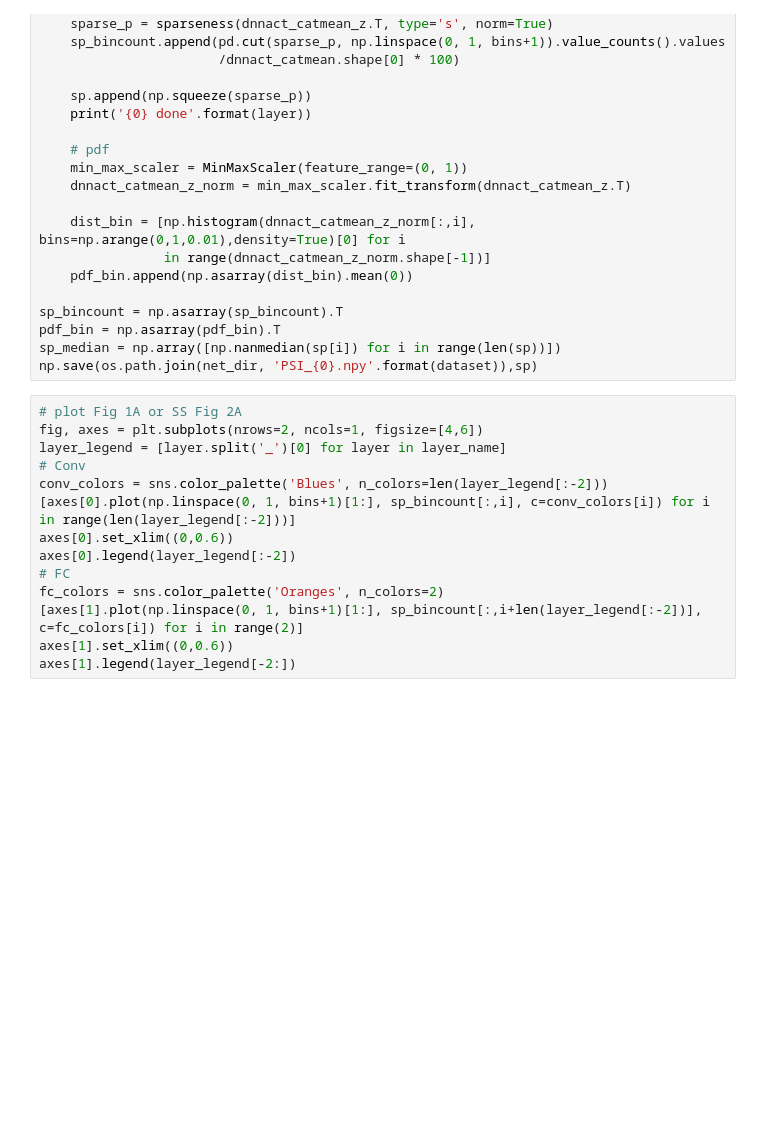
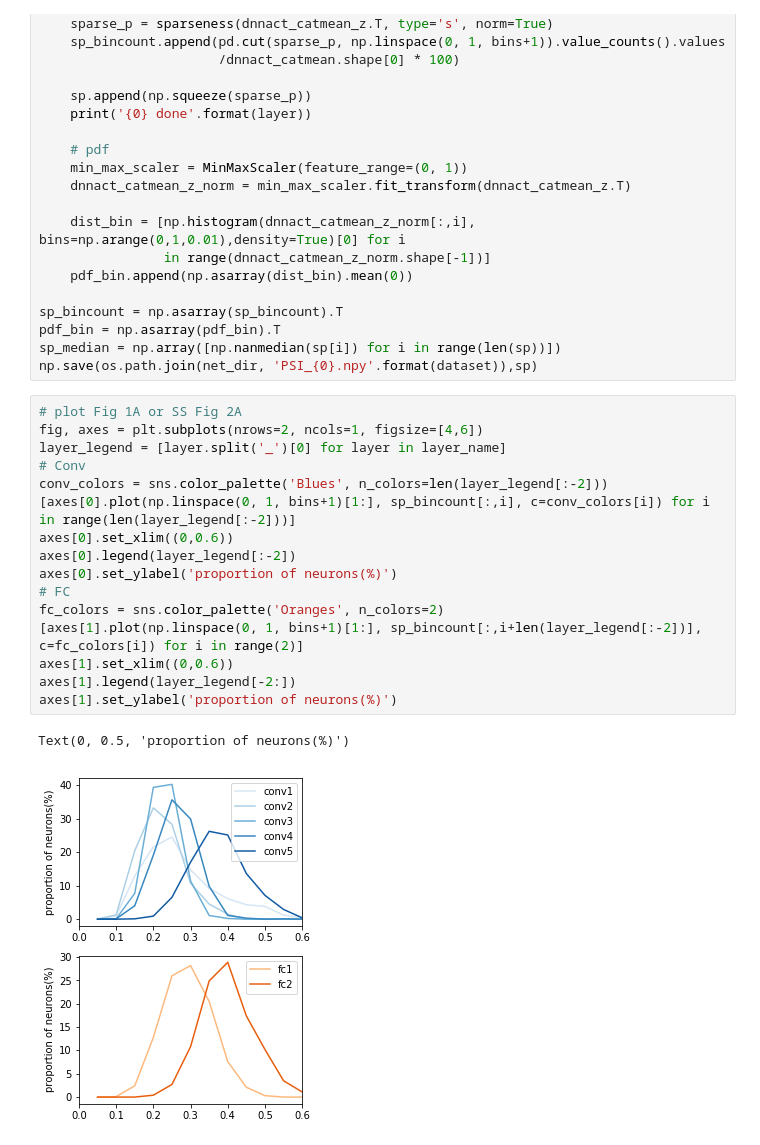
Before and after one commit to xingyu-liu/coding_sparseness, a Jupyter notebook: 02_PSI_intact_model.ipynb, the cells around one changed output. Saved outputs shown, nothing was run; the diff lists cells and outputs as text; blank space fills up the shorter version.

```diff
--- a/02_PSI_intact_model.ipynb
+++ b/02_PSI_intact_model.ipynb
@@ -71,14 +71,19 @@ np.save(os.path.join(net_dir, 'PSI_{0}.npy'.format(dataset)),sp)
 # %%
 # plot Fig 1A or SS Fig 2A
 fig, axes = plt.subplots(nrows=2, ncols=1, figsize=[4,6])
 layer_legend = [layer.split('_')[0] for layer in layer_name]
 # Conv
 conv_colors = sns.color_palette('Blues', n_colors=len(layer_legend[:-2]))
 [axes[0].plot(np.linspace(0, 1, bins+1)[1:], sp_bincount[:,i], c=conv_colors[i]) for i in range(len(layer_legend[:-2]))]
 axes[0].set_xlim((0,0.6))
 axes[0].legend(layer_legend[:-2])
+axes[0].set_ylabel('proportion of neurons(%)')
 # FC
 fc_colors = sns.color_palette('Oranges', n_colors=2)
 [axes[1].plot(np.linspace(0, 1, bins+1)[1:], sp_bincount[:,i+len(layer_legend[:-2])], c=fc_colors[i]) for i in range(2)]
 axes[1].set_xlim((0,0.6))
 axes[1].legend(layer_legend[-2:])
+axes[1].set_ylabel('proportion of neurons(%)')
+# %% [output]
+Text(0, 0.5, 'proportion of neurons(%)')
+[figure, added]
```
Also changed, not shown: parts of 6 cells of this notebook, 3 other files.
